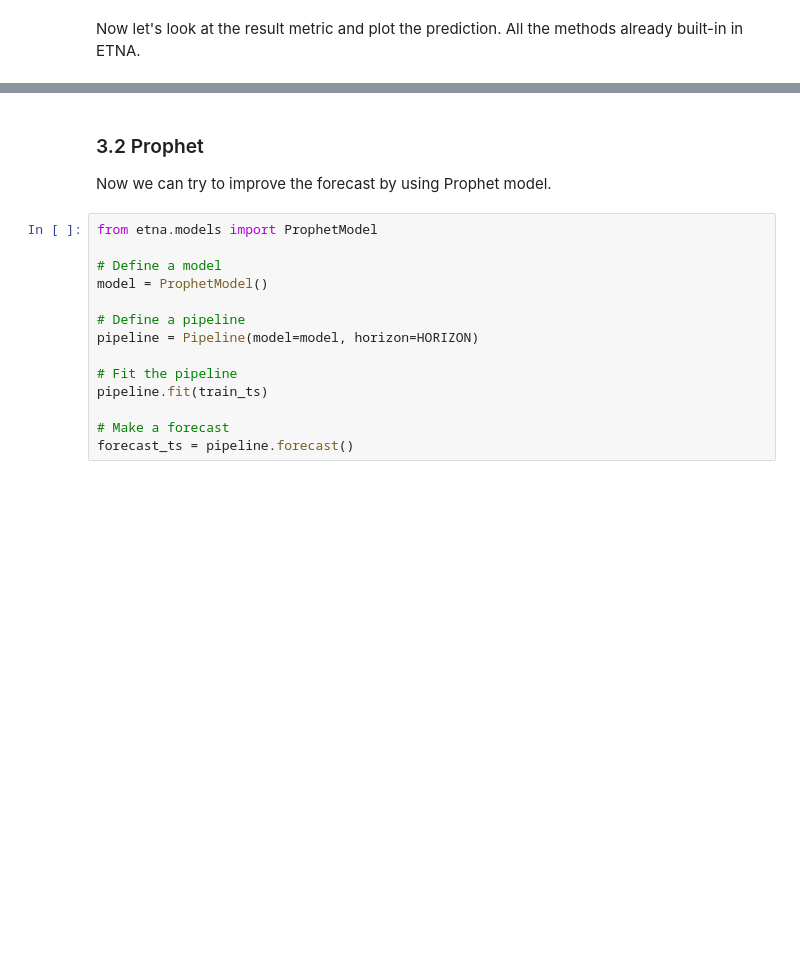
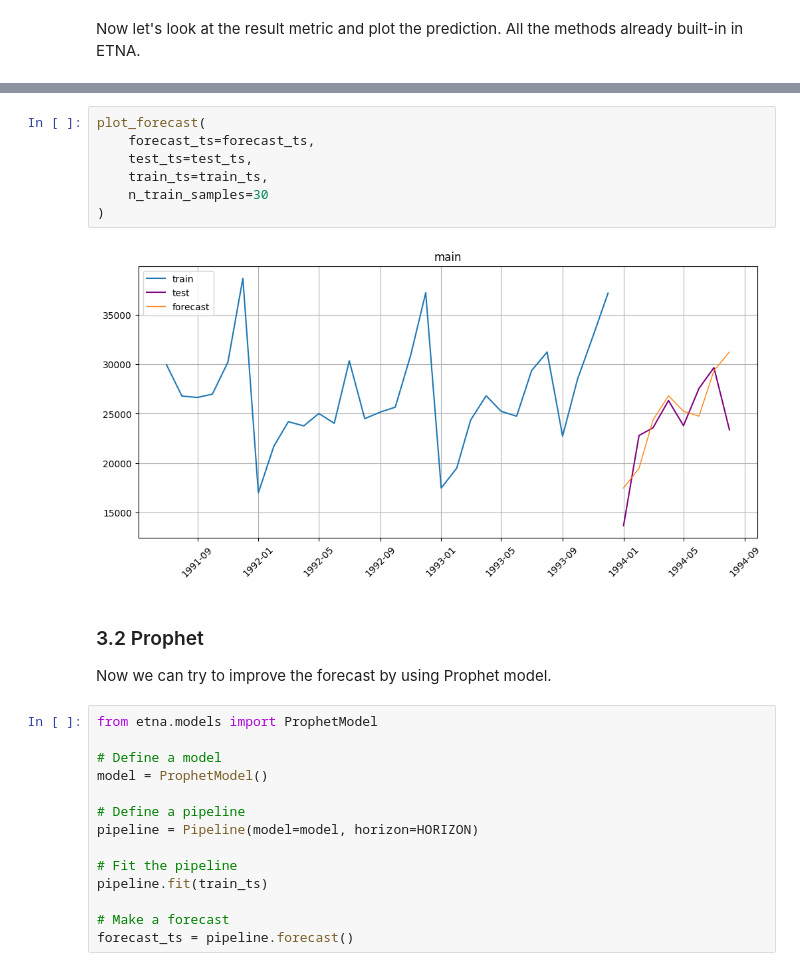
Before and after one commit to MinyaevAndrey/etna, a Jupyter notebook: examples/101-get_started.ipynb, the cells around one changed output, grey strips where cells are left out. Cells and saved outputs as stored; diff of their text form; blank space fills up the shorter version.

```diff
--- a/examples/101-get_started.ipynb
+++ b/examples/101-get_started.ipynb
@@ -314,3 +332,12 @@ plot_forecast(forecast_ts=forecast_ts, test_ts=test_ts, train_ts=train_ts, n_tra
+# %%
+plot_forecast(
+    forecast_ts=forecast_ts,
+    test_ts=test_ts,
+    train_ts=train_ts,
+    n_train_samples=30
+)
+# %% [output]
+[figure, added]
 # %% [markdown]
 ### 3.2 Prophet<a class="anchor" id="section_3_2"></a>
 
```
Also changed, not shown: parts of 7 cells of this notebook.
